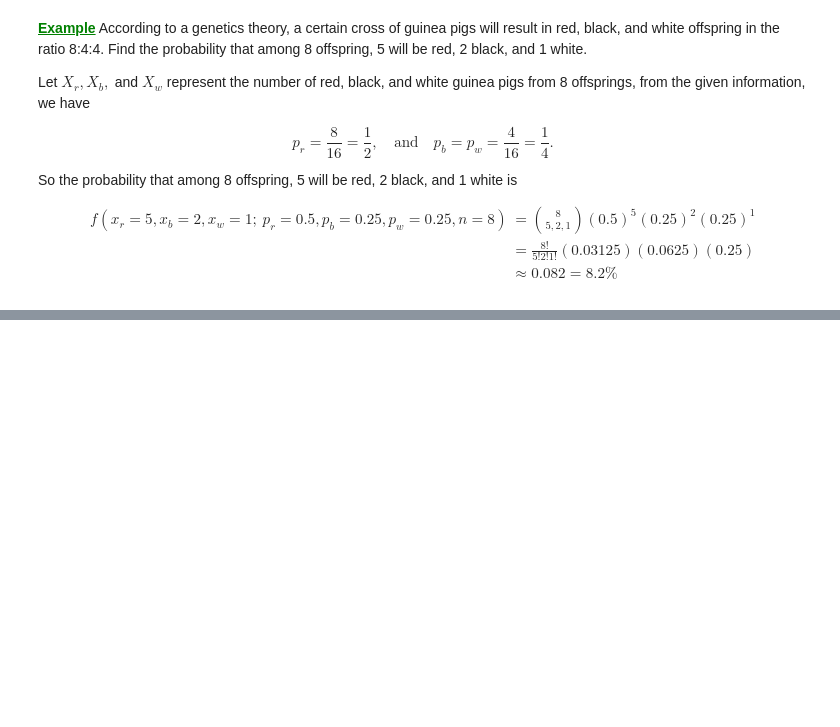
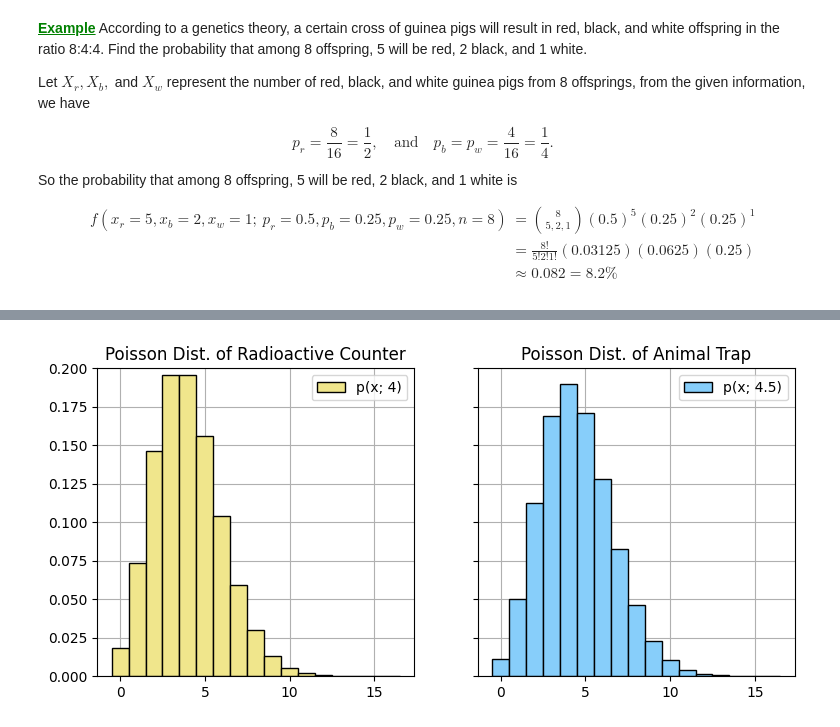
Before and after one commit to NEWisREAL1/Statistics-Notebooks, a Jupyter notebook: Chapter 6 - Well-Known Discrete Distribution.ipynb, the cells around one changed output, grey strips where cells are left out. Drawn from its saved outputs; the diff is of its cells as text; code cells hidden in the pictures; blank space fills up the shorter version.

```diff
--- a/Chapter 6 - Well-Known Discrete Distribution.ipynb
+++ b/Chapter 6 - Well-Known Discrete Distribution.ipynb
@@ -271,0 +610,24 @@ $$
+# %%
+fig, axs = plt.subplots(1, 2, figsize=(9,4), sharey=True)
+
+X = np.arange(0,17)
+
+axs[0].bar(
+    X, poisson.pmf(X, 4), width=1,
+    color='khaki', edgecolor='k',
+    label="p(x; 4)"
+)
+axs[0].set_title("Poisson Dist. of Radioactive Counter")
+
+axs[1].bar(
+    X, poisson.pmf(X, 4.5), width=1,
+    color='lightskyblue', edgecolor='k',
+    label="p(x; 4.5)"
+)
+axs[1].set_title("Poisson Dist. of Animal Trap")
+
+for ax in axs:
+    ax.set(ylim=[0,0.2], axisbelow=True)
+    ax.grid(); ax.legend()
+# %% [output]
+[figure, added]
```
Also changed, not shown: parts of 41 cells of this notebook.
